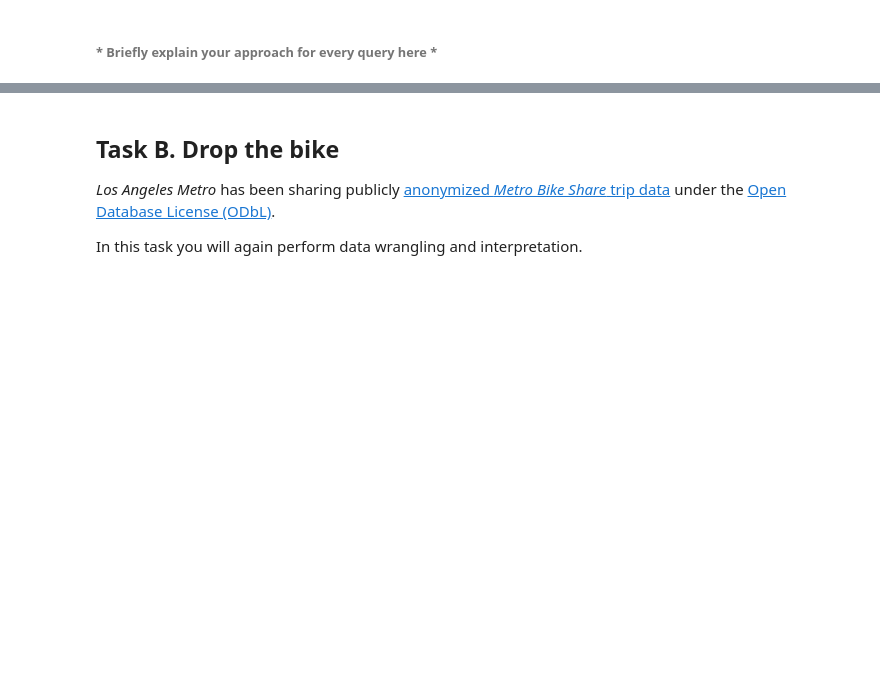
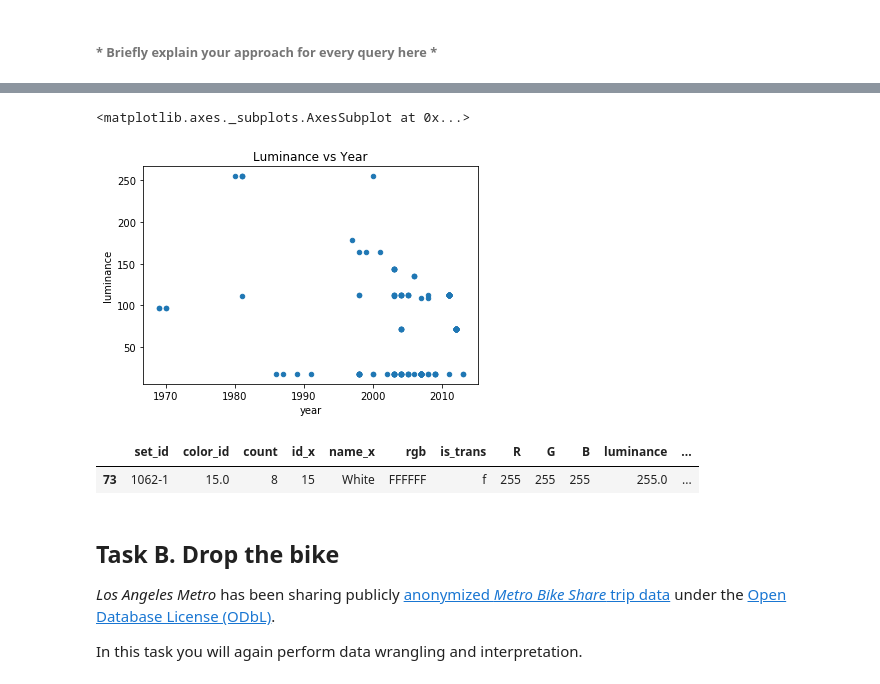
Before and after one commit to Sytta/ADA2018-Homework-CANada, a Jupyter notebook: 01 - Pandas and Data Wrangling/Exercise 1_Judy.ipynb, the cells around one changed output, grey strips where cells are left out. Saved outputs shown, nothing was run; the diff lists cells and outputs as text; code cells hidden in the pictures; blank space fills up the shorter version.

```diff
--- a/01 - Pandas and Data Wrangling/Exercise 1_Judy.ipynb
+++ b/01 - Pandas and Data Wrangling/Exercise 1_Judy.ipynb
@@ -136,15 +135,16 @@ parts_grouped.plot(x='part_cat_id', kind='bar', title='Distribution of Category
 ###### __\* Briefly explain your approach for every query here \*__
 # %%
 #Q3 Solution
-result = pd.merge(inventory_parts, inventory_sets, how='inner', on='inventory_id')
-#result2 = pd.merge(result, sets, how='inner', left_on=['set_id'], right_on=['id']) -- if we want set name
+result = pd.merge(inventory_parts, inventory_sets, how='outer', on='inventory_id')
 result1 = result.groupby(['set_id', 'color_id'], sort=True).size().reset_index(name='count')
+#result2 = result1.groupby(['set_id']).apply(lambda x: x.loc[x['count'] == x['count'].max()])
 result2 = result1.iloc[result1.groupby(['set_id']).apply(lambda x: x['count'].idxmax())]
-result2
 result3 = pd.merge(result2, colors, how='inner', left_on=['color_id'], right_on=['id'])
 result4 = result3.groupby(['rgb']).size()
 color_list = result4.index.tolist()
 color_rgb = ['#' + color for color in color_list]
 graph = result4.plot(x='rgb', kind='barh', color=color_rgb, title='Set Distribution of Each Colour')
 graph.set_facecolor('#e6e6fa')
+#result1.groupby(['set_id']).apply(lambda x: print(type(x['count'])))
+result4
 # %% [output]
@@ -151,4 +164,21 @@ graph.set_facecolor('#e6e6fa')
 [figure]
+# %%
+hex_to_rgb = lambda x: int(x,16)
+result3['R'] = (result3['rgb'].astype(str).str[0:2]).apply(hex_to_rgb)
+result3['G'] = (result3['rgb'].astype(str).str[2:4]).apply(hex_to_rgb)
+result3['B'] = (result3['rgb'].astype(str).str[4:6]).apply(hex_to_rgb)
+result3['luminance'] = np.sqrt(0.299 * result3['R']**2 + 0.587 * result3['G']**2 + 0.114 * result3['B']**2)
+sets_year = pd.merge(result3, sets, how='inner', left_on=['set_id'], right_on=['id'])
+sets_year['year'] = pd.to_numeric(sets_year['year'])
+sets_year.plot(x='year', y='luminance', kind='scatter', title='Luminance vs Year')
+# %% [output]
+<matplotlib.axes._subplots.AxesSubplot at 0x...>
+[figure, added]
+# %%
+sets_year.loc[sets_year['year'] == 1980]
+# %% [output]
+|  | set_id | color_id | count | id_x | name_x | rgb | is_trans | R | G | B | luminance | ... |
+| 73 | 1062-1 | 15.0 | 8 | 15 | White | FFFFFF | f | 255 | 255 | 255 | 255.0 | ... |
 # %% [markdown]
 ## Task B. Drop the bike
 
```
Also changed, not shown: parts of 25 cells of this notebook.
